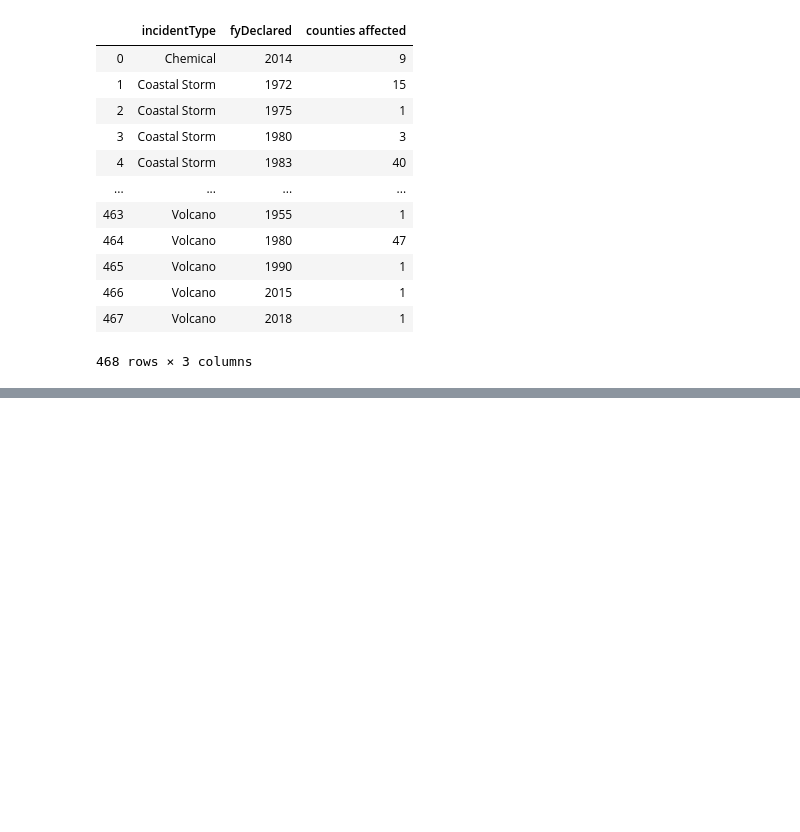
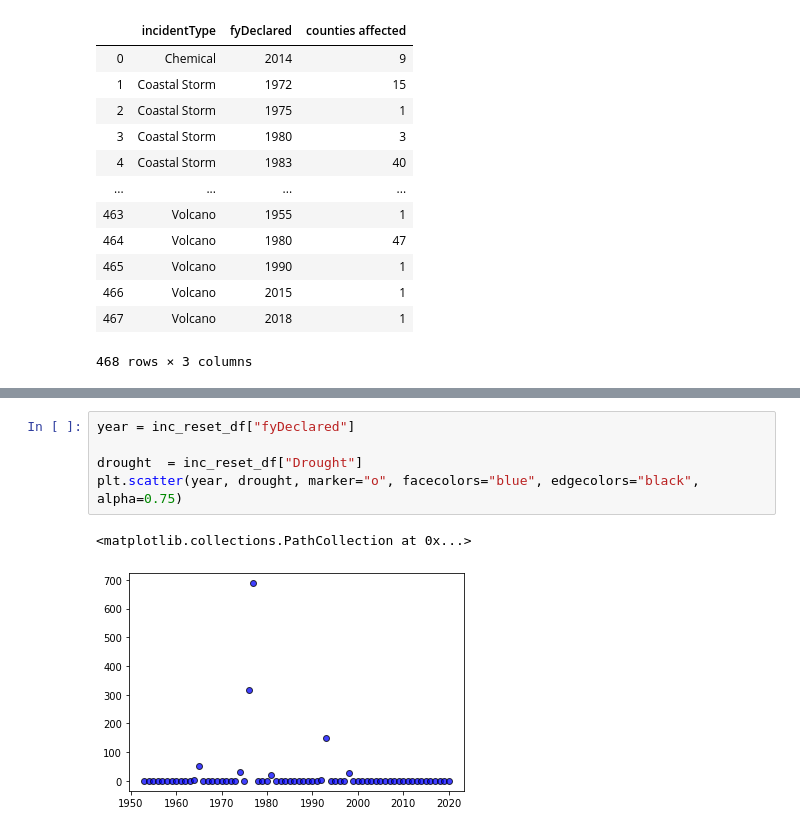
Before and after one commit to bandipara/fema_analytics, a Jupyter notebook: Disaster_Declarations_Munge.ipynb, the cells around one changed output, grey strips where cells are left out. Drawn from its saved outputs; the diff is of its cells as text; blank space fills up the shorter version.

```diff
--- a/Disaster_Declarations_Munge.ipynb
+++ b/Disaster_Declarations_Munge.ipynb
@@ -92,0 +111,8 @@ inc_piv_df
+# %%
+year = inc_reset_df["fyDeclared"]
+
+drought  = inc_reset_df["Drought"]
+plt.scatter(year, drought, marker="o", facecolors="blue", edgecolors="black", alpha=0.75)
+# %% [output]
+<matplotlib.collections.PathCollection at 0x...>
+[figure, added]
```
Also changed, not shown: parts of 9 cells of this notebook.
